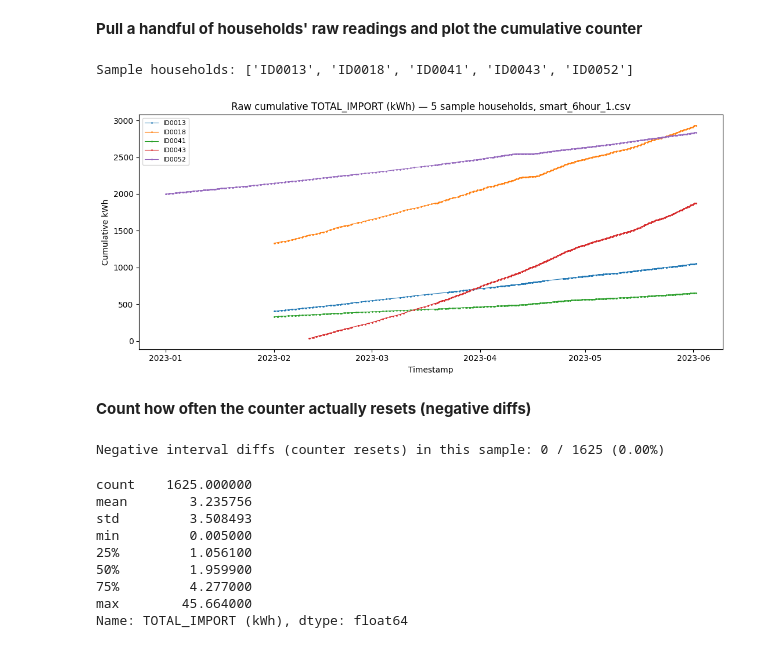
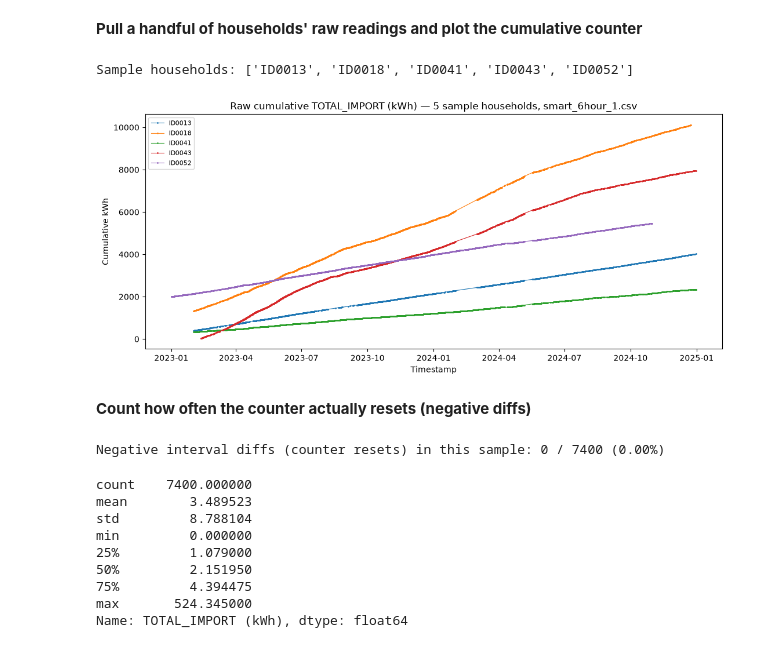
Before and after one commit to JanakaUPerera/ml_recon_sl, a Jupyter notebook: notebooks/01_dataset_understanding.ipynb, the cells around one changed output. Cells and saved outputs as stored; diff of their text form; code cells hidden in the pictures.

```diff
--- a/notebooks/01_dataset_understanding.ipynb
+++ b/notebooks/01_dataset_understanding.ipynb
@@ -334,34 +323,35 @@ Shape: (4063, 5)
 # %%
 sample_households = sorted(list(six_hour_profiles[0]["households"]))[:5]
 print("Sample households:", sample_households)
 
 sample_rows = []
-for chunk in pd.read_csv(SIX_HOUR_FILES[0], chunksize=100000, low_memory=False):
-    match = chunk[chunk["household_ID"].isin(sample_households)]
-    if len(match):
-        sample_rows.append(match)
+for file in SIX_HOUR_FILES:
+    for chunk in pd.read_csv(file, chunksize=100000, low_memory=False):
+        match = chunk[chunk["household_ID"].isin(sample_households)]
+        if len(match):
+            sample_rows.append(match)
 
 sample_df = pd.concat(sample_rows, ignore_index=True)
 
 # Chunked reads can infer dtype independently per chunk — if any chunk has a
 # stray non-numeric value, concatenating chunks of different dtypes silently
 # produces an object column. Coerce explicitly rather than trusting the dtype.
 sample_df["TOTAL_IMPORT (kWh)"] = pd.to_numeric(sample_df["TOTAL_IMPORT (kWh)"], errors="coerce")
 sample_df["timestamp"] = pd.to_datetime(sample_df["DATE"] + " " + sample_df["TIME"])
 sample_df = sample_df.sort_values(["household_ID", "timestamp"])
 
 fig, ax = plt.subplots(figsize=(11, 5))
 for hh, grp in sample_df.groupby("household_ID"):
     ax.plot(grp["timestamp"], grp["TOTAL_IMPORT (kWh)"], label=hh, marker=".", markersize=2, linewidth=0.8)
 ax.set_title("Raw cumulative TOTAL_IMPORT (kWh) — 5 sample households, smart_6hour_1.csv")
 ax.set_xlabel("Timestamp")
 ax.set_ylabel("Cumulative kWh")
 ax.legend(fontsize=8)
 plt.tight_layout()
 plt.show()
 # %% [output]
 Sample households: ['ID0013', 'ID0018', 'ID0041', 'ID0043', 'ID0052']
-[figure, old version]
+[figure, new version]
 # %% [markdown]
 **Count how often the counter actually resets (negative diffs)**
 # %%
@@ -371,13 +361,13 @@ n_total = diffs.notna().sum()
 print(f"Negative interval diffs (counter resets) in this sample: {n_negative} / {n_total} ({n_negative / n_total * 100:.2f}%)")
 diffs.describe()
 # %% [output]
-Negative interval diffs (counter resets) in this sample: 0 / 1625 (0.00%)
+Negative interval diffs (counter resets) in this sample: 0 / 7400 (0.00%)
-count    1625.000000
-mean        3.235756
-std         3.508493
-min         0.005000
-25%         1.056100
-50%         1.959900
-75%         4.277000
-max        45.664000
+count    7400.000000
+mean        3.489523
+std         8.788104
+min         0.000000
+25%         1.079000
+50%         2.151950
+75%         4.394475
+max       524.345000
 Name: TOTAL_IMPORT (kWh), dtype: float64
```
Also changed, not shown: parts of 1 cell of this notebook, 1 other file.
